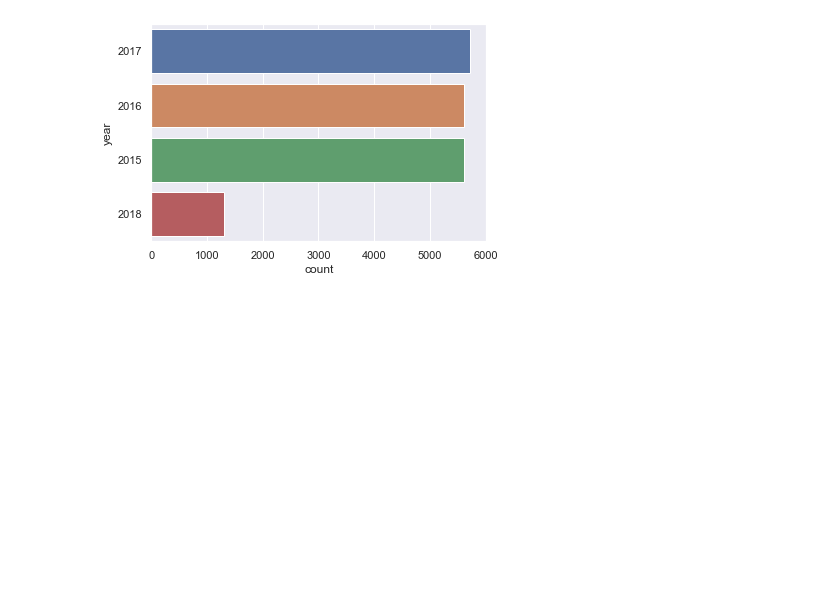
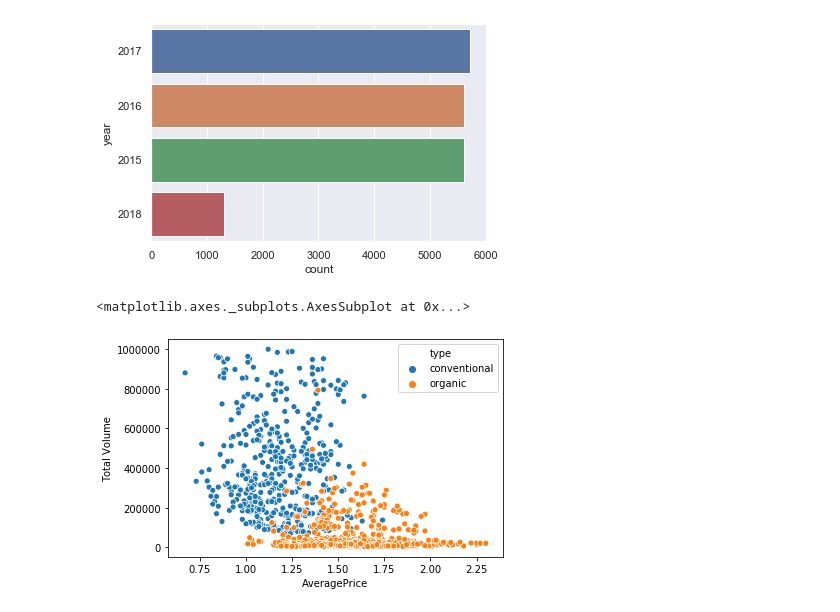
Before and after one commit to Reynart01/introduction-to-python, a Jupyter notebook: 05 Data Visualization/notebook.ipynb, the cells around one changed output. Cells and saved outputs as stored; diff of their text form; code cells hidden in the pictures; blank space fills up the shorter version.

```diff
--- a/05 Data Visualization/notebook.ipynb
+++ b/05 Data Visualization/notebook.ipynb
@@ -303,3 +303,16 @@ sns.countplot(
 # %% [output]
 <matplotlib.axes._subplots.AxesSubplot at 0x...>
 [figure]
+# %%
+#5
+data5 = avocado[(avocado.year == 2018) & (avocado['Total Volume'] < 1000000)]
+
+sns.scatterplot(
+    x="AveragePrice",
+    y="Total Volume",
+    hue="type",
+    data=data5,
+)
+# %% [output]
+<matplotlib.axes._subplots.AxesSubplot at 0x...>
+[figure, added]
```
Also changed, not shown: parts of 4 cells of this notebook.
